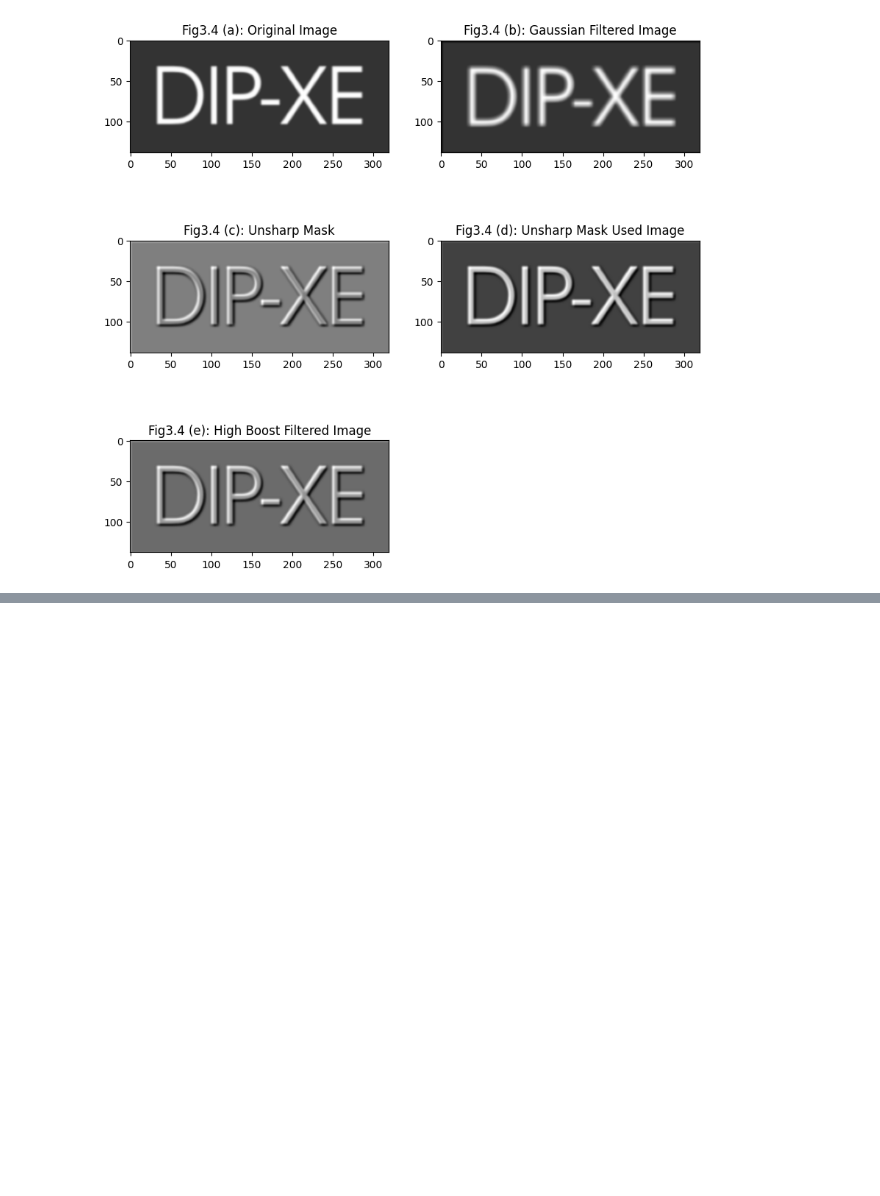
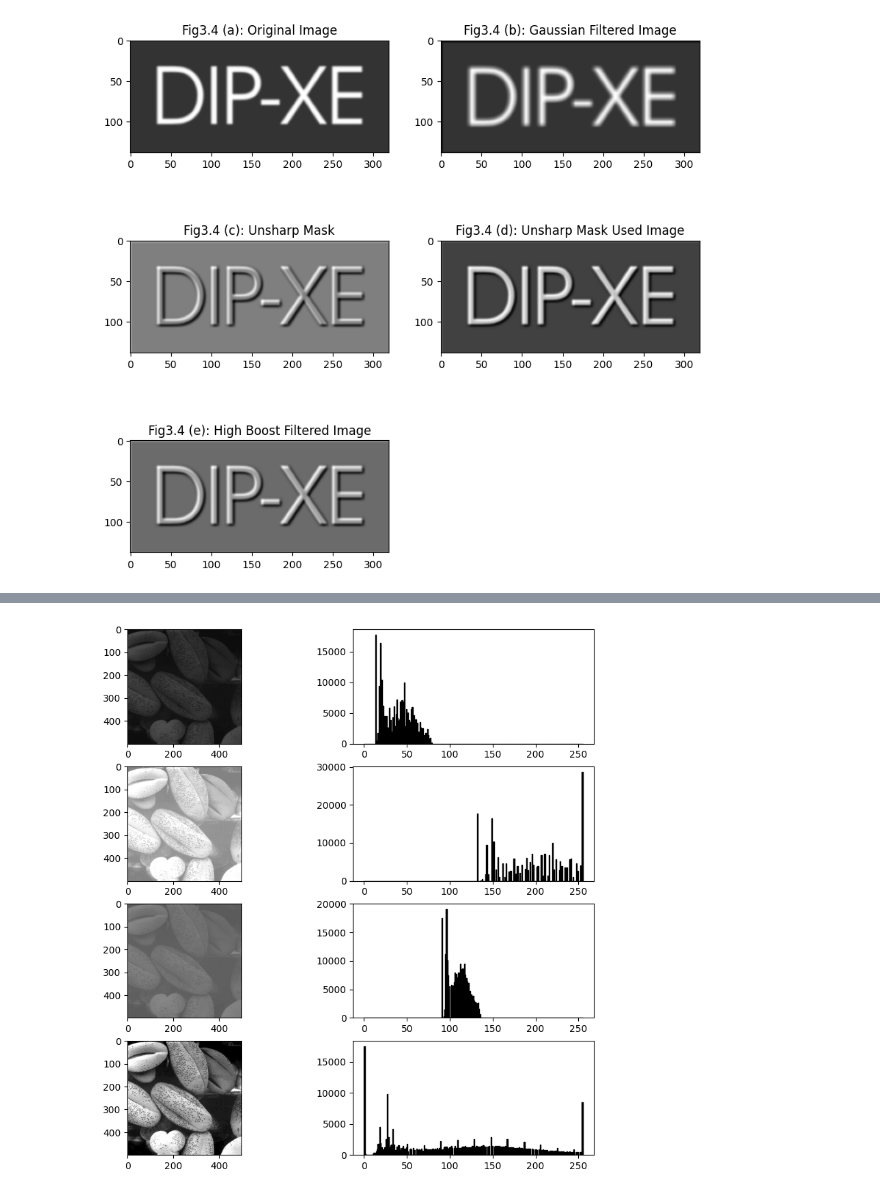
Before and after one commit to fouad1233/image_processing_tutorials, a Jupyter notebook: 003_pgn_shapening_and_histogram/main.ipynb, the cells around one changed output, grey strips where cells are left out. Drawn from its saved outputs; the diff is of its cells as text; code cells hidden in the pictures; blank space fills up the shorter version.

Commit message:
Update  (3.16 original image histograms drawed)

```diff
--- a/003_pgn_shapening_and_histogram/main.ipynb
+++ b/003_pgn_shapening_and_histogram/main.ipynb
@@ -183,3 +183,23 @@ plt.title('Fig3.4 (e): High Boost Filtered Image')
 plt.show()
 # %% [output]
 [figure]
+# %%
+fig_03_20_2_path = images_dir+'Fig0320(1)(top_left).pgm'
+fig_03_20_2_analyzer = Image_analyzer(fig_03_20_2_path)
+#read image
+fig_03_20_2_analyzer.mypgmread()
+
+fig_03_20_3_path = images_dir+'Fig0320(2)(2nd_from_top).pgm'
+fig_03_20_3_analyzer = Image_analyzer(fig_03_20_3_path)
+#read image
+fig_03_20_3_analyzer.mypgmread()
+
+fig_03_20_4_path = images_dir+'Fig0320(3)(third_from_top).pgm'
+fig_03_20_4_analyzer = Image_analyzer(fig_03_20_4_path)
+#read image
+fig_03_20_4_analyzer.mypgmread()
+
+fig_03_20_1_path = images_dir+'Fig0320(4)(bottom_left).pgm'
+fig_03_20_1_analyzer = Image_analyzer(fig_03_20_1_path)
+#read image
+fig_03_20_1_analyzer.mypgmread()
@@ -185,0 +221,29 @@ plt.show()
+# %%
+#show all figures with their histograms as subplots
+plt.figure(figsize=(10, 10))
+plt.subplot(4, 2, 1)
+plt.imshow(fig_03_20_1_analyzer.get_image_array(), cmap='gray', vmin=0, vmax=255)
+
+plt.subplot(4, 2, 2)
+plt.hist(fig_03_20_1_analyzer.get_image_array().ravel(), bins=256, range=(0, 255), fc='k', ec='k')
+
+plt.subplot(4, 2, 3)
+plt.imshow(fig_03_20_2_analyzer.get_image_array(), cmap='gray', vmin=0, vmax=255)
+
+plt.subplot(4, 2, 4)
+plt.hist(fig_03_20_2_analyzer.get_image_array().ravel(), bins=256, range=(0, 255), fc='k', ec='k')
+
+plt.subplot(4, 2, 5)
+plt.imshow(fig_03_20_3_analyzer.get_image_array(), cmap='gray', vmin=0, vmax=255)
+
+plt.subplot(4, 2, 6)
+plt.hist(fig_03_20_3_analyzer.get_image_array().ravel(), bins=256, range=(0, 255), fc='k', ec='k')
+
+plt.subplot(4, 2, 7)
+plt.imshow(fig_03_20_4_analyzer.get_image_array(), cmap='gray', vmin=0, vmax=255)
+
+plt.subplot(4, 2, 8)
+plt.hist(fig_03_20_4_analyzer.get_image_array().ravel(), bins=256, range=(0, 255), fc='k', ec='k')
+plt.show()
+# %% [output]
+[figure, added]
```
Also changed, not shown: parts of 1 cell of this notebook, 3 other files.
